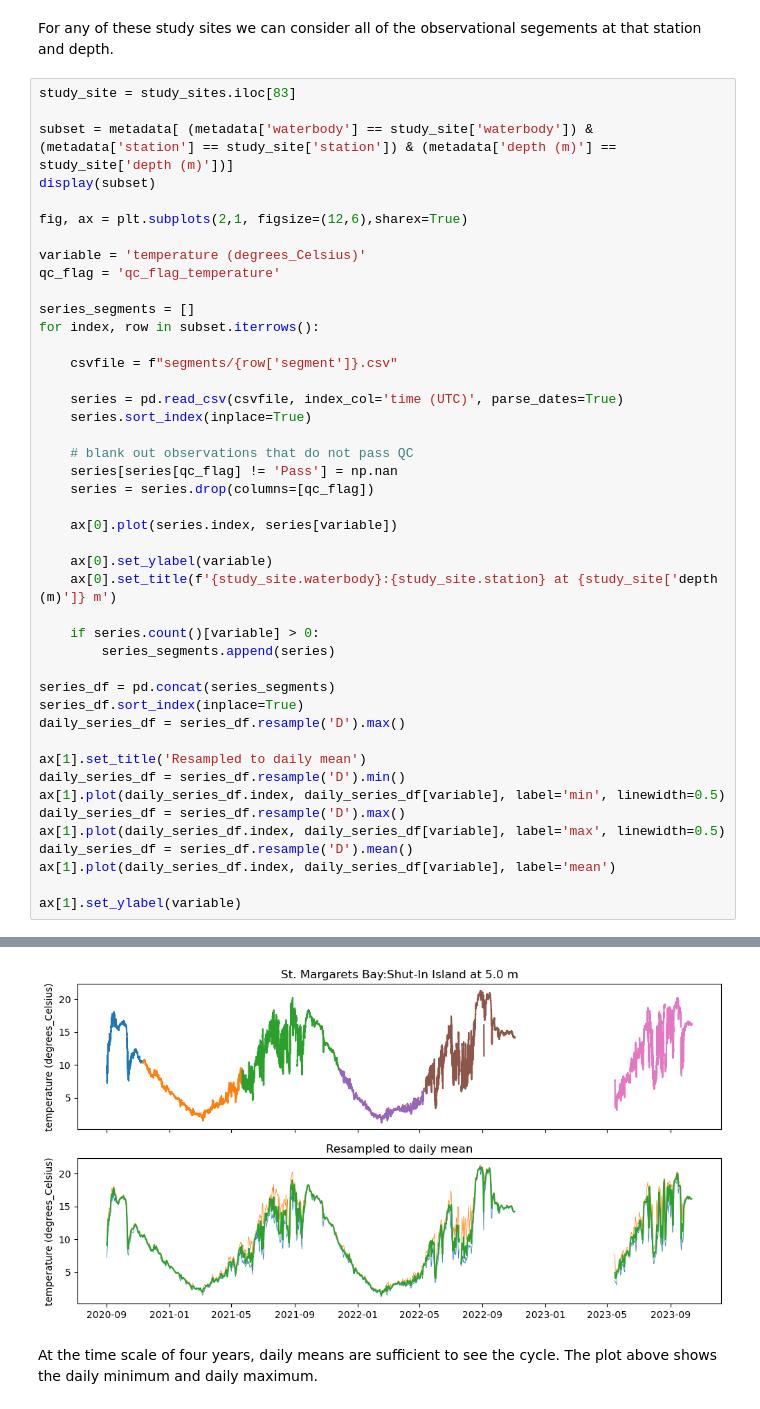
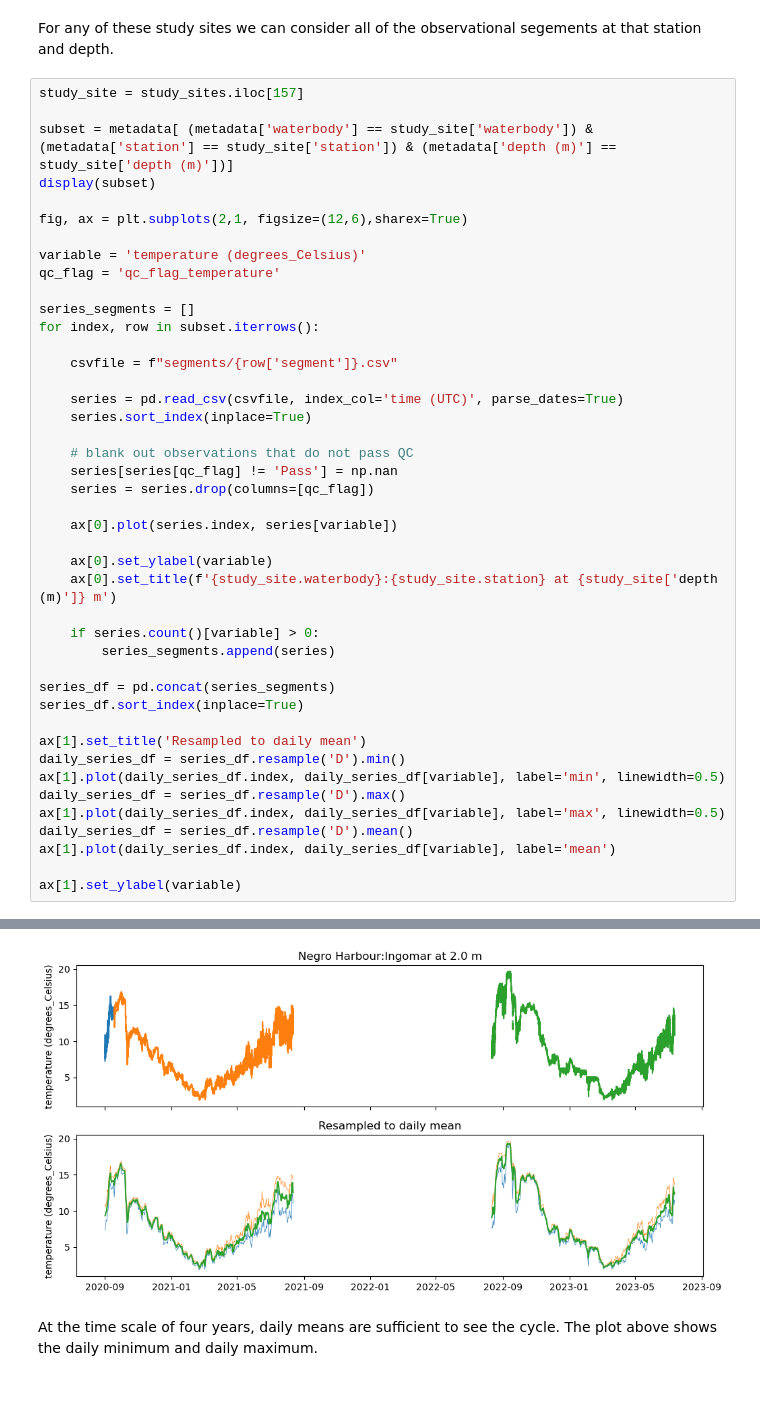
Before and after one commit to jmunroe/OceanDataImputation, a Jupyter notebook: CombineSegments.ipynb, the cells around one changed output, grey strips where cells are left out. Drawn from its saved outputs; the diff is of its cells as text.

```diff
--- a/CombineSegments.ipynb
+++ b/CombineSegments.ipynb
@@ -52,7 +85,7 @@ study_sites
 # %% [markdown]
 For any of these study sites we can consider all of the observational segements at that station and depth.
 # %%
-study_site = study_sites.iloc[83]
+study_site = study_sites.iloc[157]
 
 subset = metadata[ (metadata['waterbody'] == study_site['waterbody']) &  (metadata['station'] == study_site['station']) & (metadata['depth (m)'] == study_site['depth (m)'])]
 display(subset)
@@ -84,7 +117,6 @@ for index, row in subset.iterrows():
 
 series_df = pd.concat(series_segments)
 series_df.sort_index(inplace=True)
-daily_series_df = series_df.resample('D').max()
 
 ax[1].set_title('Resampled to daily mean')
 daily_series_df = series_df.resample('D').min()
@@ -107,4 +135,4 @@ ax[1].set_ylabel(variable)
 Text(0, 0.5, 'temperature (degrees_Celsius)')
-[figure, old version]
+[figure, new version]
 # %% [markdown]
 At the time scale of four years, daily means are sufficient to see the cycle. The plot above shows the daily minimum and daily maximum.
```
Also changed, not shown: parts of 39 cells of this notebook, 17 other files.
